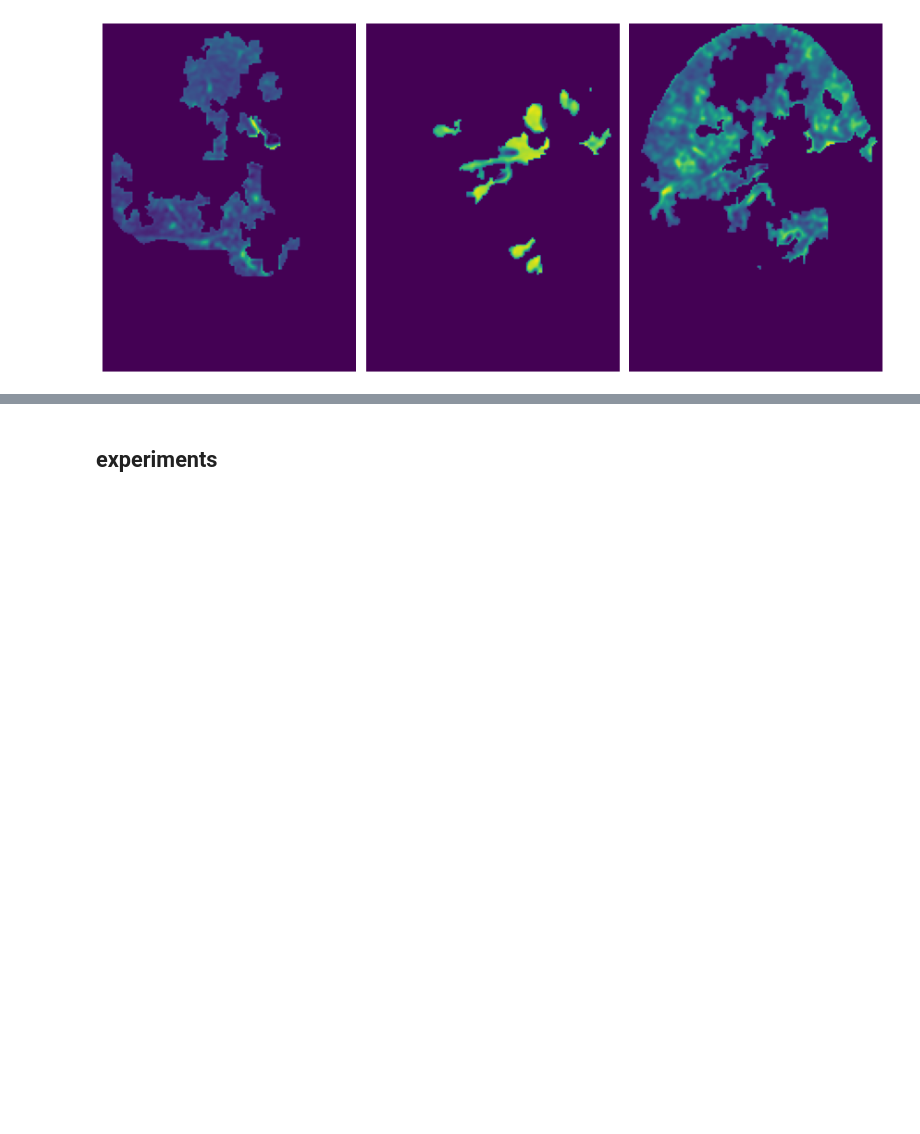
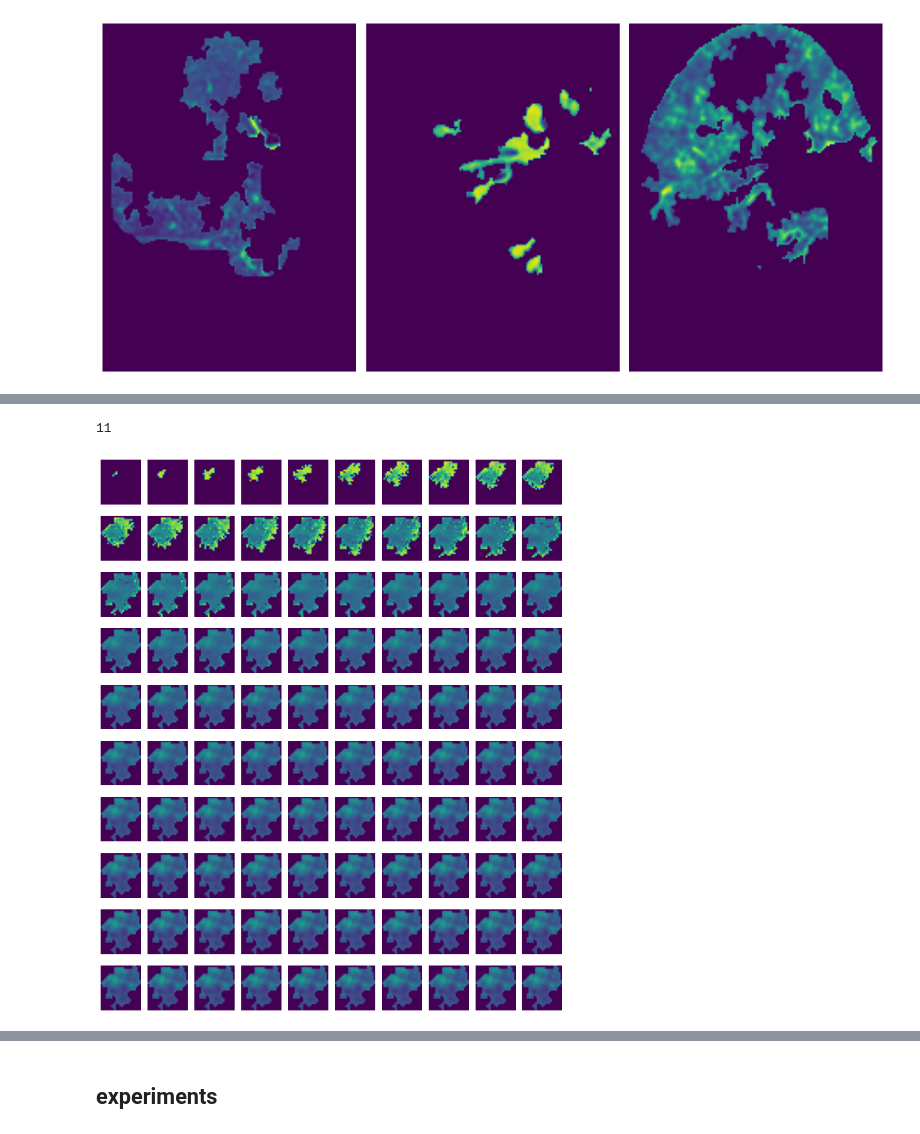
Before and after one commit to octaviomtz/nbdev_c19_synthesis, a Jupyter notebook: 03_index_experiments.ipynb, the cells around one changed output, grey strips where cells are left out. Drawn from its saved outputs; the diff is of its cells as text; code cells hidden in the pictures; blank space fills up the shorter version.

```diff
--- a/03_index_experiments.ipynb
+++ b/03_index_experiments.ipynb
@@ -150,0 +530,22 @@ for idx, (i,j) in enumerate(zip(targets,seeds)):
+# %%
+for idx_lesion, (target, coord, mask, this_seed) in enumerate(zip(targets, coords, masks, seeds)):
+  if idx_lesion<11:continue
+  if idx_lesion==11:break
+idx_lesion
+# %% [output]
+11
+# %%
+outs2 = np.squeeze(outs)
+vmax_ = np.max(outs2)
+out_plots = []
+fig, ax = plt.subplots(10,10,figsize=(10,12))
+for idx in range(100):
+  values_equal_1 = outs2[idx][...]==1
+  outs2[idx][values_equal_1] = 0
+  out_plot = outs2[idx]*mask
+  out_plots.append(out_plot)
+  ax.flat[idx].imshow(out_plot, vmin=0,vmax=vmax_)
+  ax.flat[idx].axis('off')
+fig.tight_layout()
+# %% [output]
+[figure, added]
```
Also changed, not shown: parts of 24 cells of this notebook, 8 other files.
